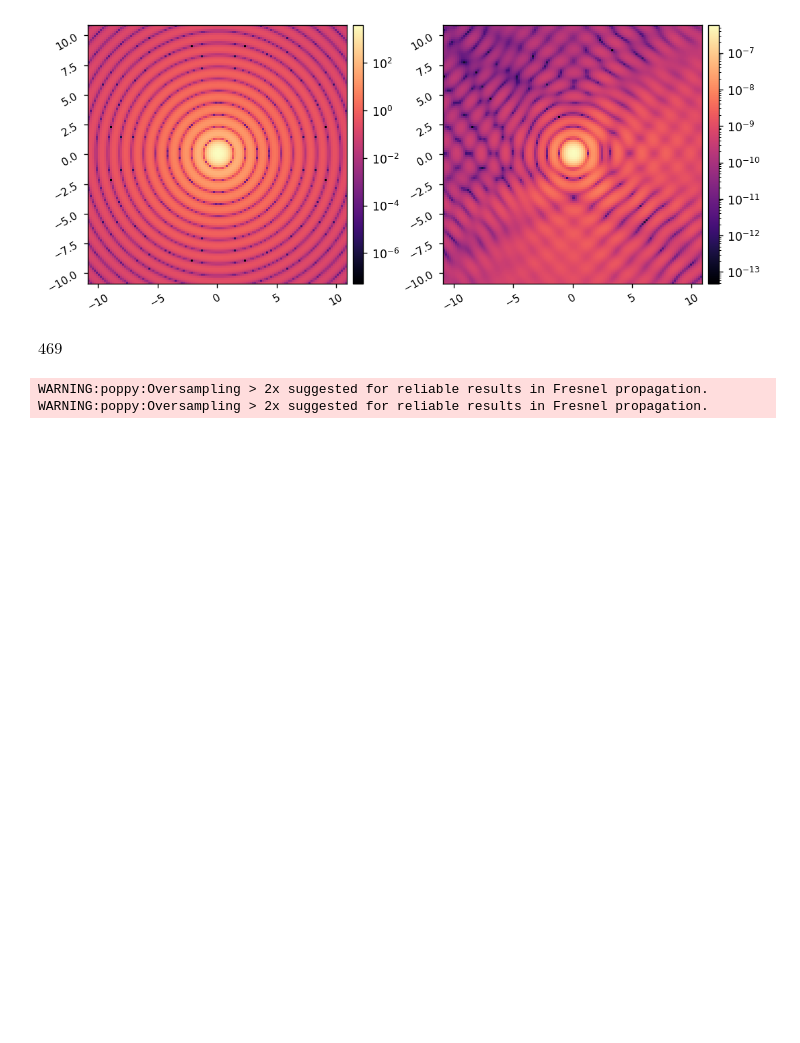
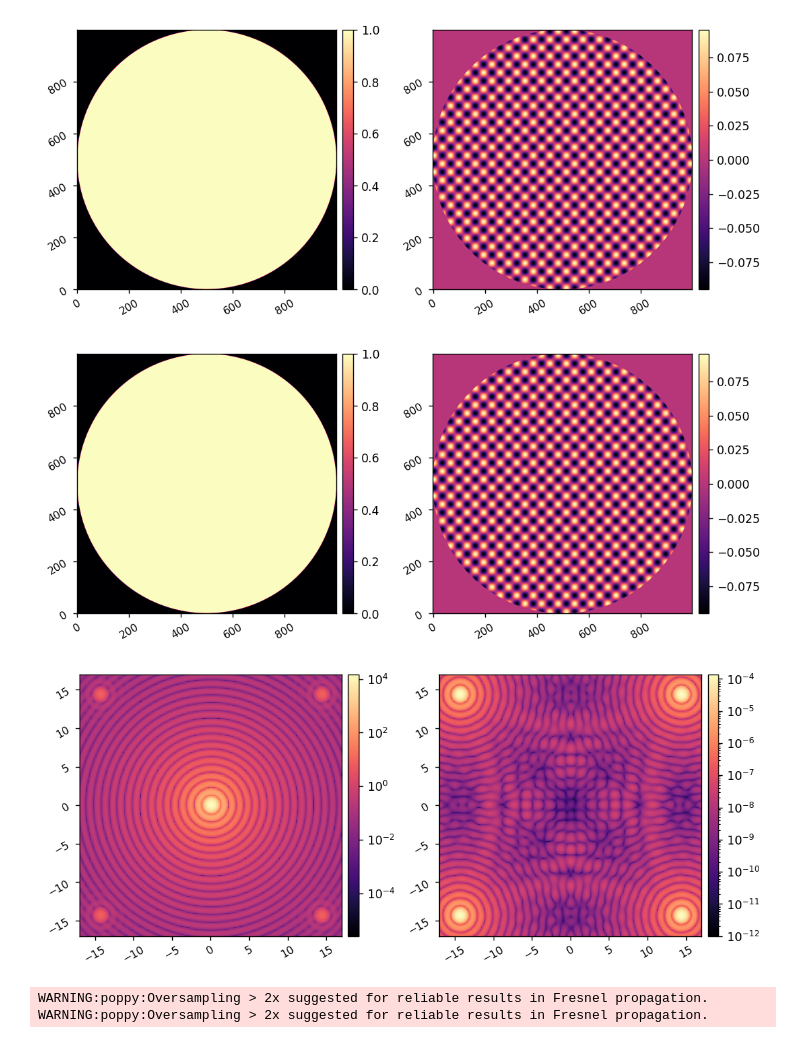
Before and after one commit to uasal/scoob-psf, a Jupyter notebook: example-notebooks/ad_scoob_tests.ipynb, the cells around one changed output. Cells and saved outputs as stored; diff of their text form; code cells hidden in the pictures; blank space fills up the shorter version.

```diff
--- a/example-notebooks/ad_scoob_tests.ipynb
+++ b/example-notebooks/ad_scoob_tests.ipynb
@@ -131,47 +149,57 @@ def forward_model(actuators, use_vortex=True):
     mft_command = Mx_dm@command@My_dm
     fourier_surf = fourier_inf_fun * mft_command
     dm_surf = xp.fft.ifft2(fourier_surf).real
 
     dm_phasor = xp.exp(1j * 4*xp.pi/wavelength.to_value(u.m) * dm_surf)
     wf = utils.pad_or_crop(APERTURE, N).astype(xp.complex128)
     # imshow2(xp.abs(wf), xp.angle(wf), npix=npix)
     wf *= utils.pad_or_crop(dm_phasor, N)
-    # imshow2(xp.abs(wf), xp.angle(wf), npix=npix)
+    imshow2(xp.abs(wf), xp.angle(wf), npix=npix)
     wf *= utils.pad_or_crop(WFE, N)
     # imshow2(xp.abs(wf), xp.angle(wf), npix=npix)
 
     if use_vortex:
-        wf = xp.fft.ifftshift(xp.fft.fft2(xp.fft.fftshift(wf)))
-        wf *= vortex
-        wf = xp.fft.fftshift(xp.fft.ifft2(xp.fft.fftshift(wf)))
+        lres_wf = utils.pad_or_crop(wf, N_vortex_lres) # pad to the larger array for the low res propagation
+        fp_wf_lres = xp.fft.ifftshift(xp.fft.fft2(xp.fft.fftshift(lres_wf))) # to FPM
+        fp_wf_lres *= vortex_lres * lres_window # apply low res (windowed) FPM
+        pupil_wf_lres = xp.fft.fftshift(xp.fft.ifft2(xp.fft.ifftshift(fp_wf_lres))) # to Lyot Pupil
+        pupil_wf_lres = utils.pad_or_crop(pupil_wf_lres, N)
+
+        hres_wf = utils.pad_or_crop(wf, npix) # crop to the pupil diameter for the high res propagation
+        fp_wf_hres = props.mft_forward(hres_wf, hres_sampling, N_vortex_hres)
+        fp_wf_hres *= vortex_hres * hres_window # apply high res (windowed) FPM
+        pupil_wf_hres = props.mft_reverse(fp_wf_hres, hres_sampling, npix,)
+        pupil_wf_hres = utils.pad_or_crop(pupil_wf_hres, N)
+
+        wf = (pupil_wf_lres + pupil_wf_hres)/2
         # imshow2(xp.abs(wf), xp.angle(wf), npix=2*npix)
 
     wf *= utils.pad_or_crop(LYOT, N)
     # imshow2(xp.abs(wf), xp.angle(wf), npix=2*npix)
 
     wf = utils.pad_or_crop(wf, nlyot)
     fpwf = props.mft_forward(wf, psf_pixelscale_lamD, npsf)
 
     return fpwf
 
 acts = np.zeros(Nacts)
-# waffle_command = 10e-9 * xp.ones((Nact,Nact))
-# waffle_command[1::2, ::2] *= -1
-# waffle_command[::2, 1::2] *= -1
-# acts = ensure_np_array(waffle_command[dm_mask])
+waffle_command = 10e-9 * xp.ones((Nact,Nact))
+waffle_command[1::2, ::2] *= -1
+waffle_command[::2, 1::2] *= -1
+acts = ensure_np_array(waffle_command[dm_mask])
 
 psf_wf = forward_model(acts, use_vortex=False)
 coro_wf = forward_model(acts)
 
 psf = xp.abs(psf_wf)**2
 coro_im = xp.abs(coro_wf)**2
-imshow2(psf, coro_im/xp.max(psf), lognorm=True, pxscl=psf_pixelscale_lamD)
+imshow2(psf, coro_im/xp.max(psf),
+        pxscl=psf_pixelscale_lamD,
+        lognorm=True, vmin2=1e-12)
 # %% [output]
-[figure, old version]
+[figure, new version]
+[figure, added]
+[figure, added]
-# %%
-np.ceil(lyot_stop_diam/pupil_diam * npix)
-# %% [output]
-$469 \; \mathrm{}$
 # %%
 reload(scoob)
 model = scoob.CORO()
```
Also changed, not shown: parts of 9 cells of this notebook, 2 other files.
